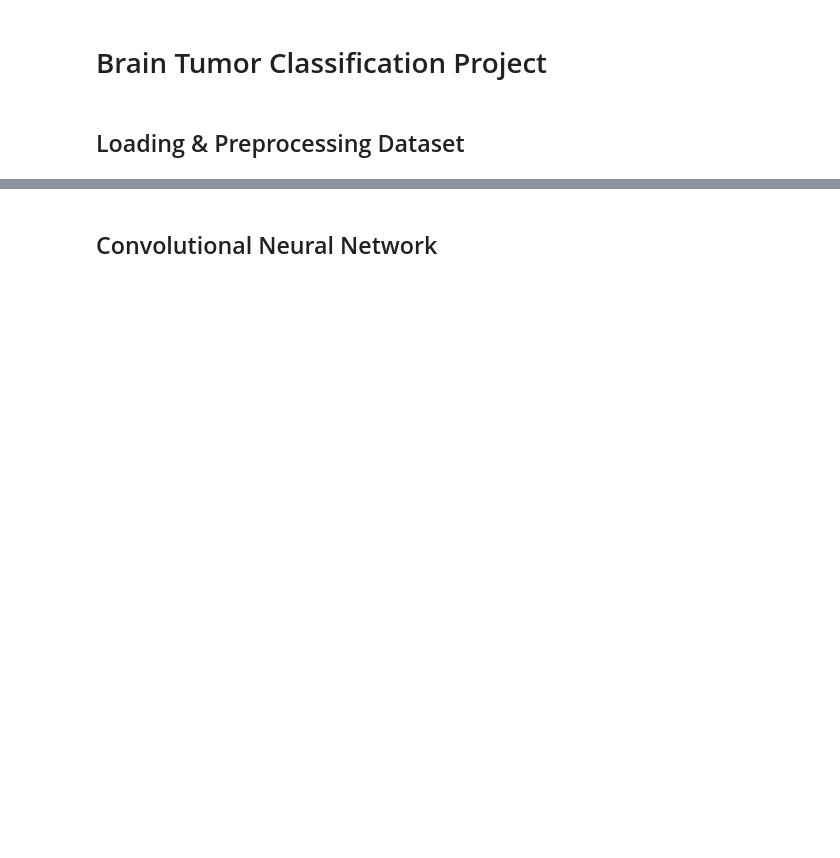
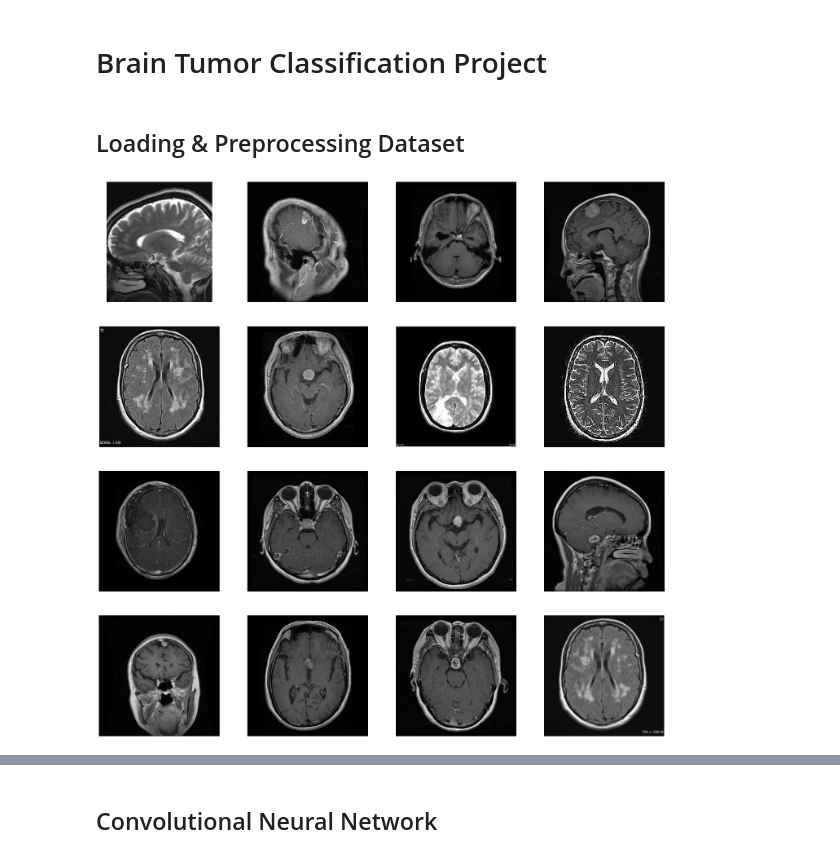
Before and after one commit to mhedeman/Brain-Tumor-Classification, a Jupyter notebook: Classification.ipynb, the cells around one changed output, grey strips where cells are left out. Drawn from its saved outputs; the diff is of its cells as text; code cells hidden in the pictures; blank space fills up the shorter version.

```diff
--- a/Classification.ipynb
+++ b/Classification.ipynb
@@ -5 +15,26 @@
+# %%
+# Plot random images of the dataset
+import random
+
+images = []
+for folder in os.listdir(training_dir):
+  if folder == ".DS_Store":
+    continue
+  for image in os.listdir(os.path.join(training_dir, folder)):
+    images.append(os.path.join(training_dir, folder, image))
+
+plt.figure(1, figsize=(25, 25))
+plt.axis('off')
+n = 0
+for i in range(16):
+  n += 1
+  random_img = random.choice(images)
+  imgs = Image.open(random_img)
+  plt.subplot(4, 4, n)
+  plt.axis('off')
+  plt.imshow(imgs, cmap="Greys_r")
+
+plt.show()
+# %% [output]
+[figure, added]
 # %%
```
Also changed, not shown: parts of 12 cells of this notebook.
